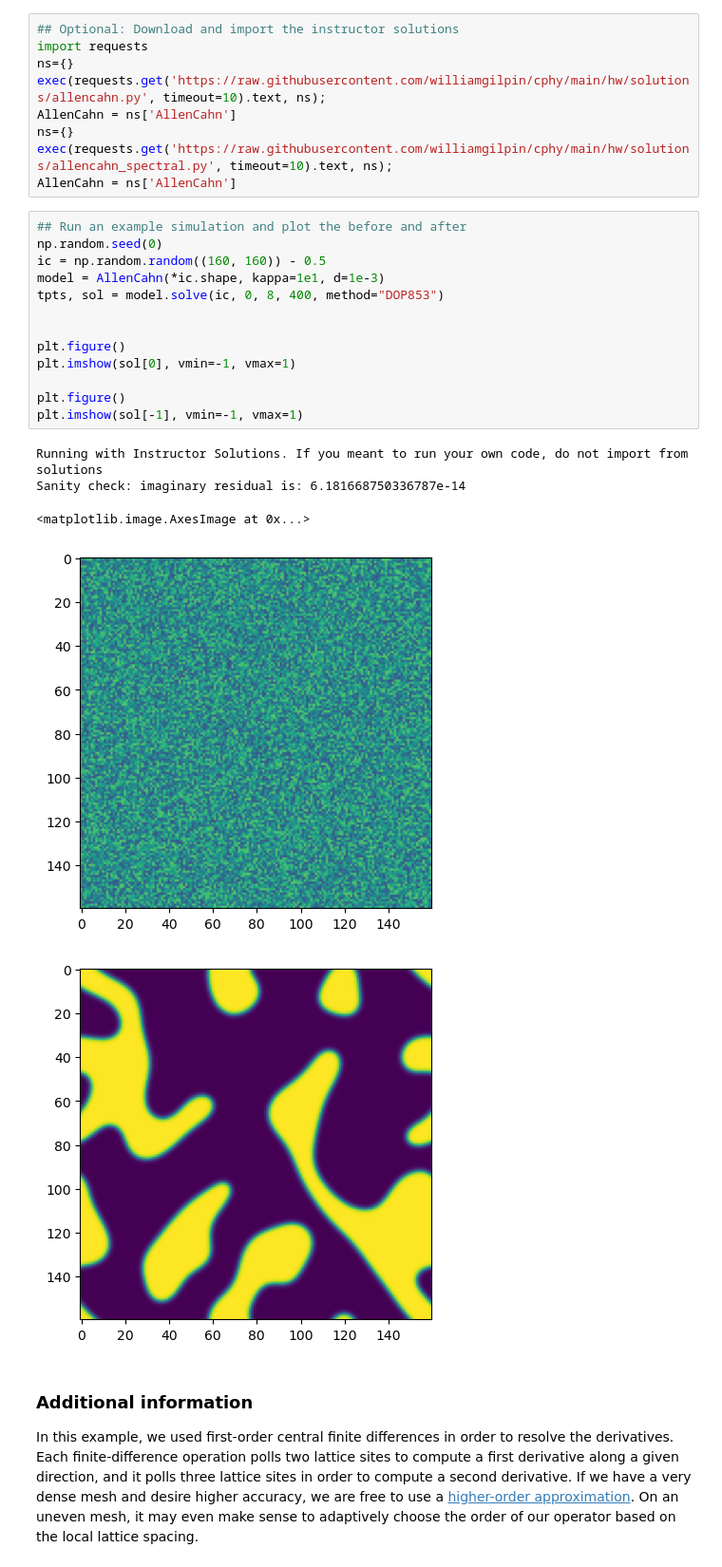
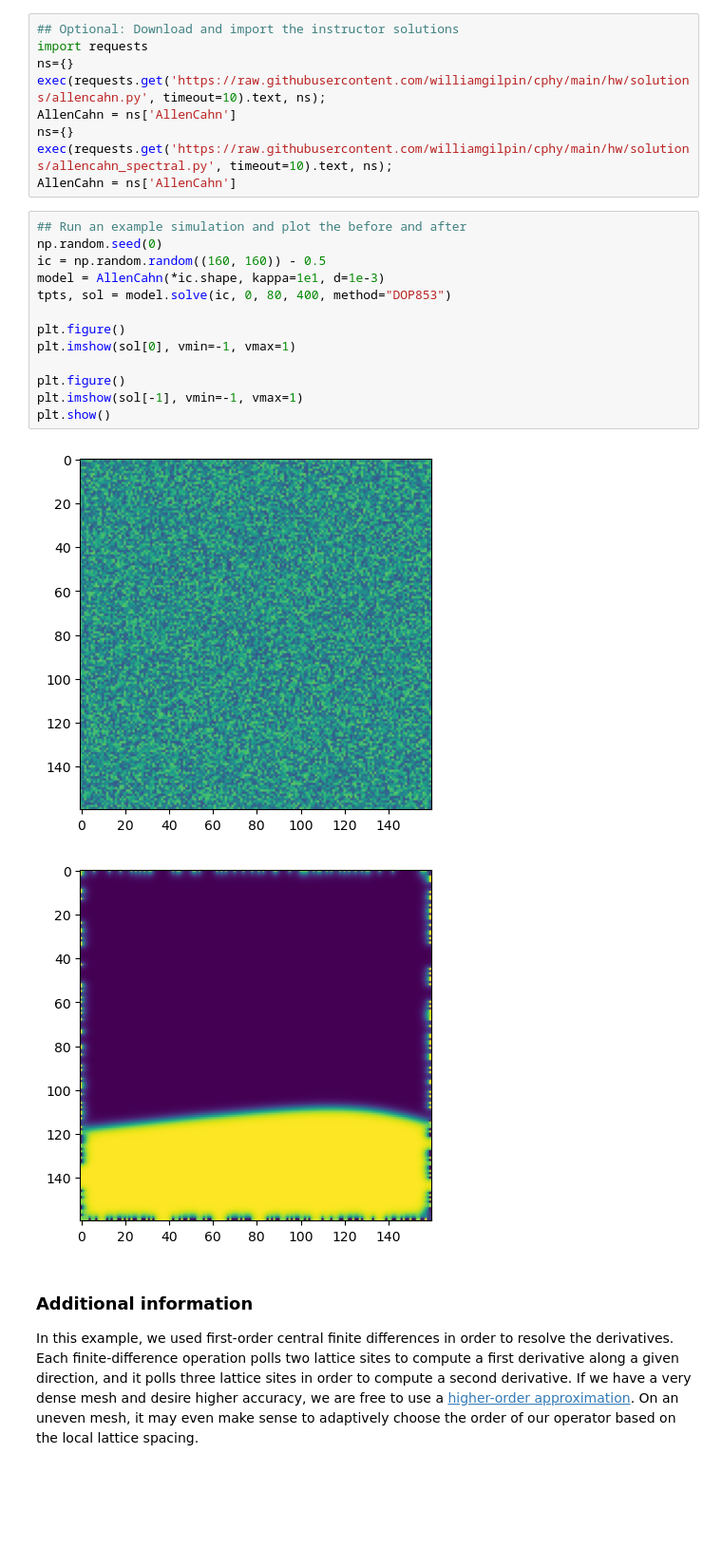
Before and after one commit to starmallow/PHY_329, a Jupyter notebook: HW05_pde_turing.ipynb, the cells around one changed output. Shown at 95% size. Drawn from its saved outputs; the diff is of its cells as text; blank space fills up the shorter version.

```diff
--- a/HW05_pde_turing.ipynb
+++ b/HW05_pde_turing.ipynb
@@ -240,22 +200,19 @@ AllenCahn = ns['AllenCahn']
 # %%
 ## Run an example simulation and plot the before and after
 np.random.seed(0)
 ic = np.random.random((160, 160)) - 0.5
 model = AllenCahn(*ic.shape, kappa=1e1, d=1e-3)
-tpts, sol = model.solve(ic, 0, 8, 400, method="DOP853")
-
+tpts, sol = model.solve(ic, 0, 80, 400, method="DOP853")
 
 plt.figure()
 plt.imshow(sol[0], vmin=-1, vmax=1)
 
 plt.figure()
 plt.imshow(sol[-1], vmin=-1, vmax=1)
+plt.show()
 # %% [output]
-Running with Instructor Solutions. If you meant to run your own code, do not import from solutions
-Sanity check: imaginary residual is: 6.181668750336787e-14
-<matplotlib.image.AxesImage at 0x...>
 [figure]
-[figure, old version]
+[figure, new version]
 # %% [markdown]
 ### Additional information
 
```
Also changed, not shown: parts of 11 cells of this notebook.
